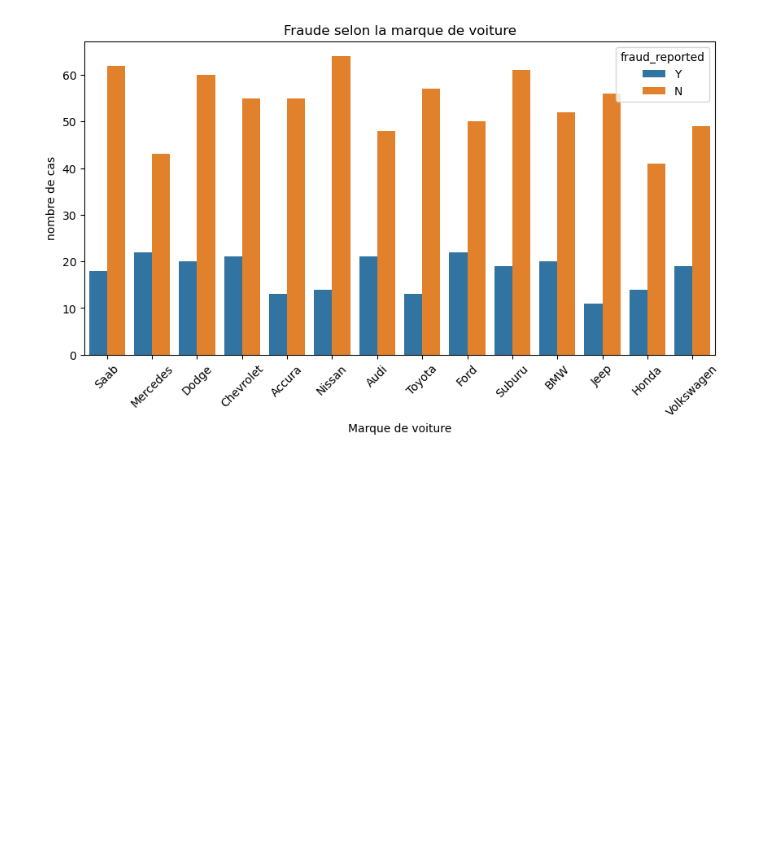
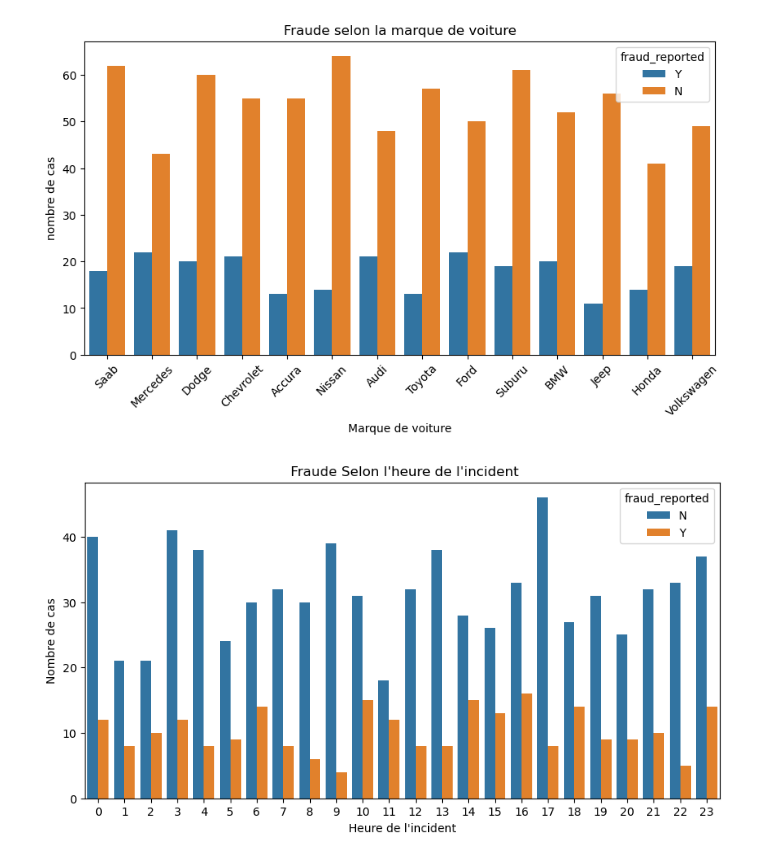
Before and after one commit to khelifaYacine/Donn-es-sur-les-r-clamations-d-assurance-auto, a Jupyter notebook: EDA_first_stup.ipynb, the cells around one changed output. Drawn from its saved outputs; the diff is of its cells as text; code cells hidden in the pictures; blank space fills up the shorter version.

Commit message:
4. fraud_reported vs incident_hour_of_the_day

```diff
--- a/EDA_first_stup.ipynb
+++ b/EDA_first_stup.ipynb
@@ -339,3 +339,11 @@ plt.show()
 [figure]
 # %%
 # 4. fraud_reported vs incident_hour_of_the_day
+plt.figure(figsize=(10,5))
+plt.title (" Fraude Selon l'heure de l'incident")
+sns.countplot(data=df, x= "incident_hour_of_the_day", hue= "fraud_reported")
+plt.xlabel ("Heure de l'incident")
+plt.ylabel("Nombre de cas")
+plt.show()
+# %% [output]
+[figure, added]
```
